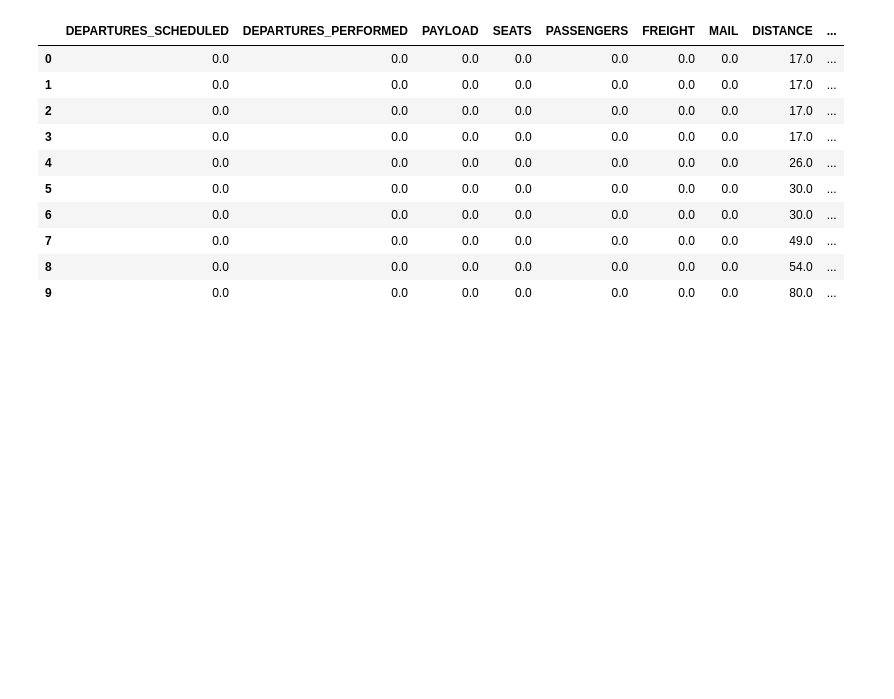
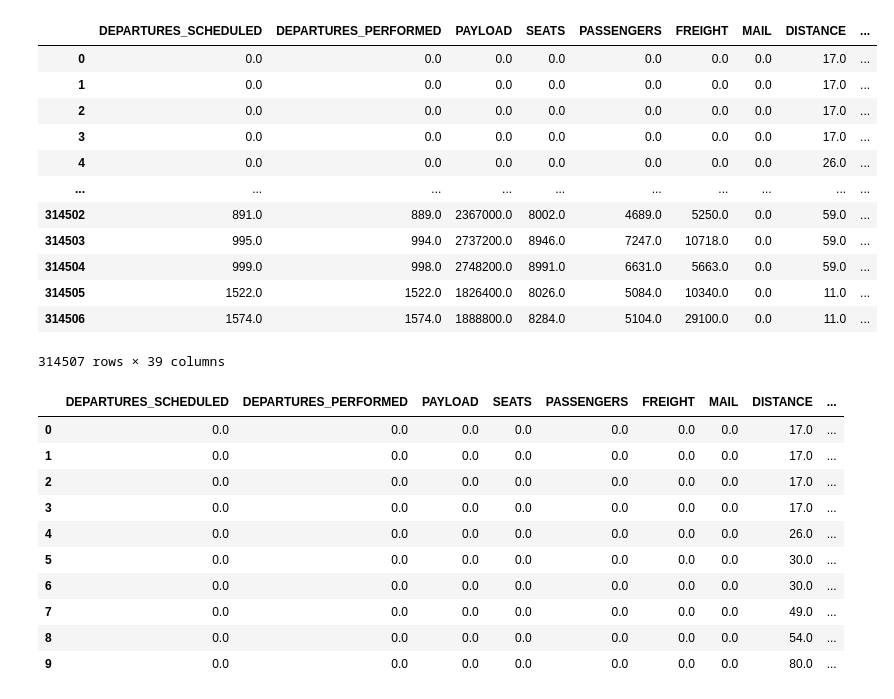
Before and after one commit to admacpherson/T-100-Aviation-Data, a Jupyter notebook: Tableau Dataset.ipynb, the cells around one changed output. Saved outputs shown, nothing was run; the diff lists cells and outputs as text; code cells hidden in the pictures; blank space fills up the shorter version.

```diff
--- a/Tableau Dataset.ipynb
+++ b/Tableau Dataset.ipynb
@@ -62,8 +52,24 @@ See the caveats in the documentation: https://pandas.pydata.org/pandas-docs/stab
 # %%
 # Replace carrier groups with descriptions from modified lookup table
-df = df.merge(area_codes_table, left_on='ORIGIN_WAC', right_on='Code', how='left')
-df['ORIGIN_WAC'] = df['Description']
-df = df.drop(columns=['Code', 'Description'])
+
+#Convert from int to prevent type mismatch
+#df['CARRIER_GROUP_NEW'] = df['CARRIER_GROUP_NEW'].astype(str)
+df = df.merge(carrier_classes, left_on='CARRIER_GROUP_NEW', right_on='Code', how='left')
+df
+# %% [output]
+|  | DEPARTURES_SCHEDULED | DEPARTURES_PERFORMED | PAYLOAD | SEATS | PASSENGERS | FREIGHT | MAIL | DISTANCE | ... |
+| 0 | 0.0 | 0.0 | 0.0 | 0.0 | 0.0 | 0.0 | 0.0 | 17.0 | ... |
+| 1 | 0.0 | 0.0 | 0.0 | 0.0 | 0.0 | 0.0 | 0.0 | 17.0 | ... |
+| 2 | 0.0 | 0.0 | 0.0 | 0.0 | 0.0 | 0.0 | 0.0 | 17.0 | ... |
+| 3 | 0.0 | 0.0 | 0.0 | 0.0 | 0.0 | 0.0 | 0.0 | 17.0 | ... |
+| 4 | 0.0 | 0.0 | 0.0 | 0.0 | 0.0 | 0.0 | 0.0 | 26.0 | ... |
+| ... | ... | ... | ... | ... | ... | ... | ... | ... | ... |
+| 314502 | 891.0 | 889.0 | 2367000.0 | 8002.0 | 4689.0 | 5250.0 | 0.0 | 59.0 | ... |
+| 314503 | 995.0 | 994.0 | 2737200.0 | 8946.0 | 7247.0 | 10718.0 | 0.0 | 59.0 | ... |
+| 314504 | 999.0 | 998.0 | 2748200.0 | 8991.0 | 6631.0 | 5663.0 | 0.0 | 59.0 | ... |
+| 314505 | 1522.0 | 1522.0 | 1826400.0 | 8026.0 | 5084.0 | 10340.0 | 0.0 | 11.0 | ... |
+| 314506 | 1574.0 | 1574.0 | 1888800.0 | 8284.0 | 5104.0 | 29100.0 | 0.0 | 11.0 | ... |
+314507 rows × 39 columns
 # %%
 df[:10]
 # %% [output]
```
Also changed, not shown: parts of 2 cells of this notebook.
